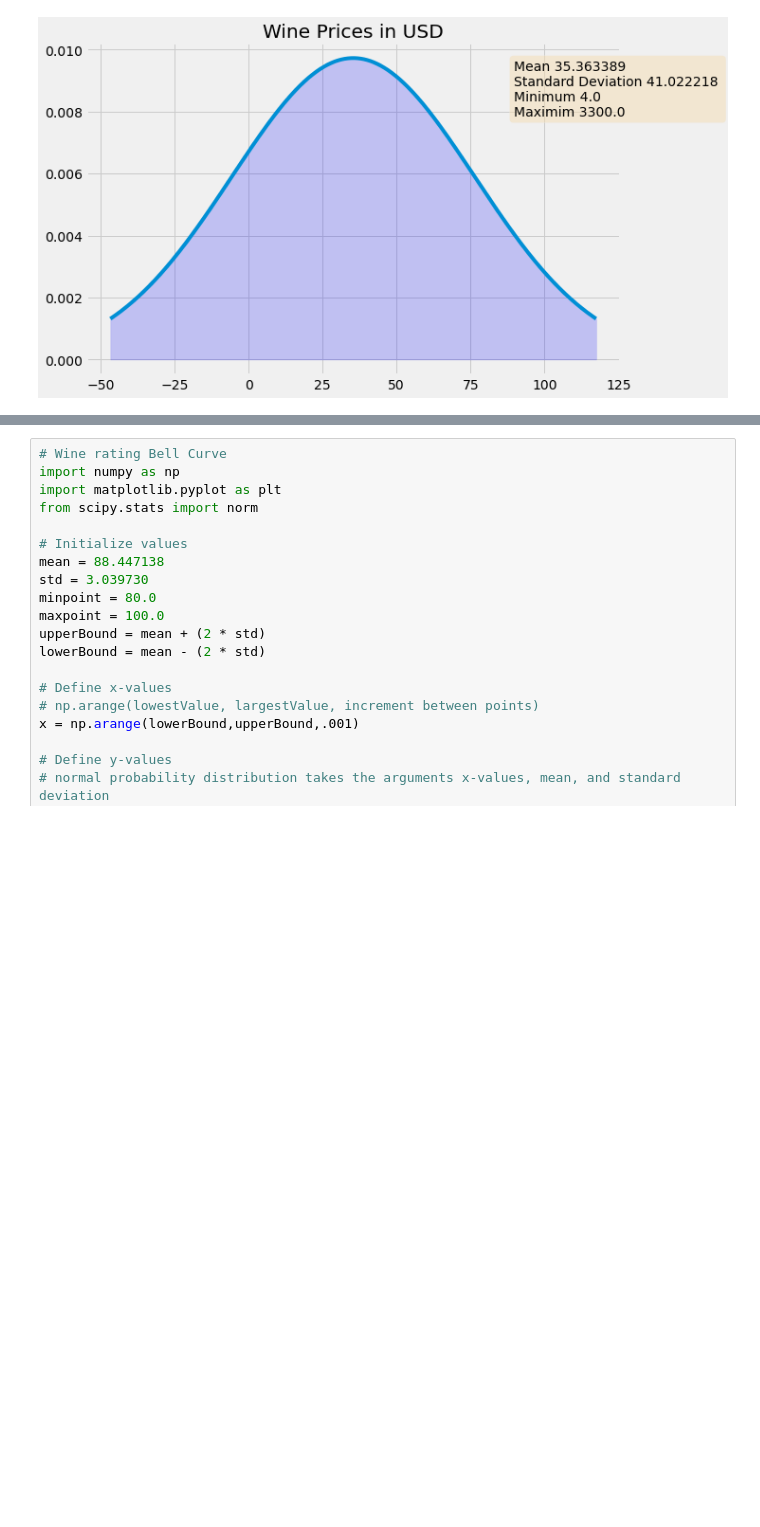
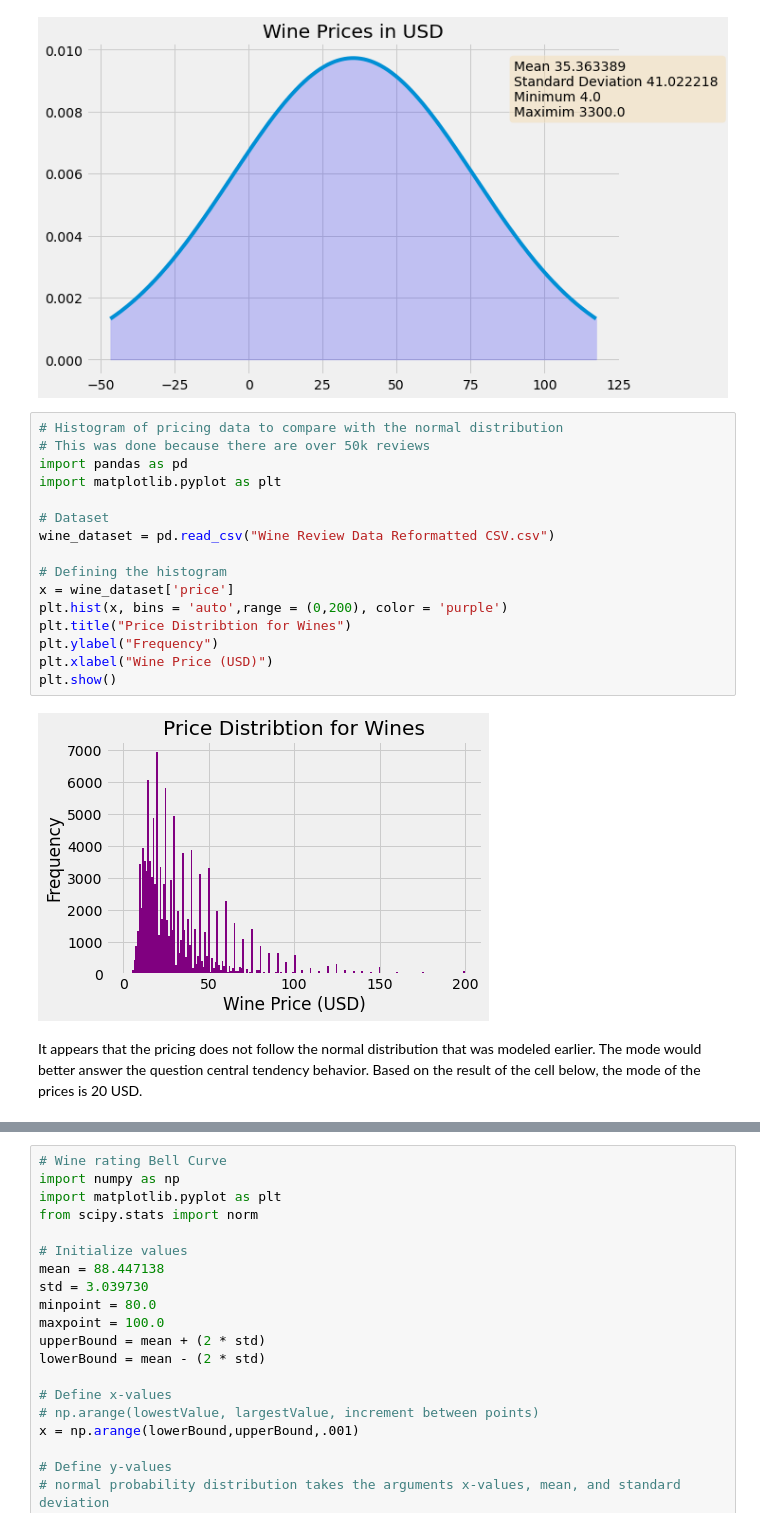
Before and after one commit to RAStoneroadII/Wine_Review_EDA, a Jupyter notebook: Wine_Review_EDA.ipynb, the cells around one changed output, grey strips where cells are left out. Drawn from its saved outputs; the diff is of its cells as text; blank space fills up the shorter version.

Commit message:
Fleshed out the design
I added some text to guide readers through my thought process as I parse through the data. Additionally, I started looking into province and region data for the wines.

```diff
--- a/Wine_Review_EDA.ipynb
+++ b/Wine_Review_EDA.ipynb
@@ -160,3 +163,23 @@ plt.style.use('fivethirtyeight')
 plt.show()
 # %% [output]
 [figure]
+# %%
+# Histogram of pricing data to compare with the normal distribution
+# This was done because there are over 50k reviews
+import pandas as pd
+import matplotlib.pyplot as plt
+
+# Dataset
+wine_dataset = pd.read_csv("Wine Review Data Reformatted CSV.csv")
+
+# Defining the histogram
+x = wine_dataset['price']
+plt.hist(x, bins = 'auto',range = (0,200), color = 'purple')
+plt.title("Price Distribtion for Wines")
+plt.ylabel("Frequency")
+plt.xlabel("Wine Price (USD)")
+plt.show()
+# %% [output]
+[figure, added]
+# %% [markdown]
+It appears that the pricing does not follow the normal distribution that was modeled earlier. The mode would better answer the question central tendency behavior. Based on the result of the cell below, the mode of the prices is 20 USD.
```
Also changed, not shown: parts of 5 cells of this notebook.
